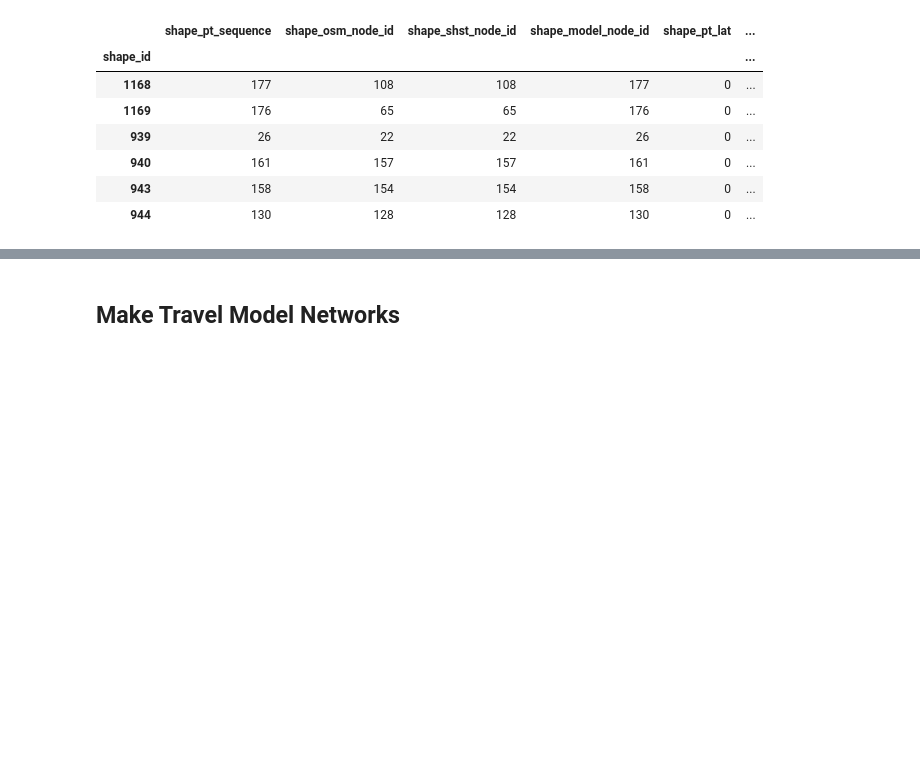
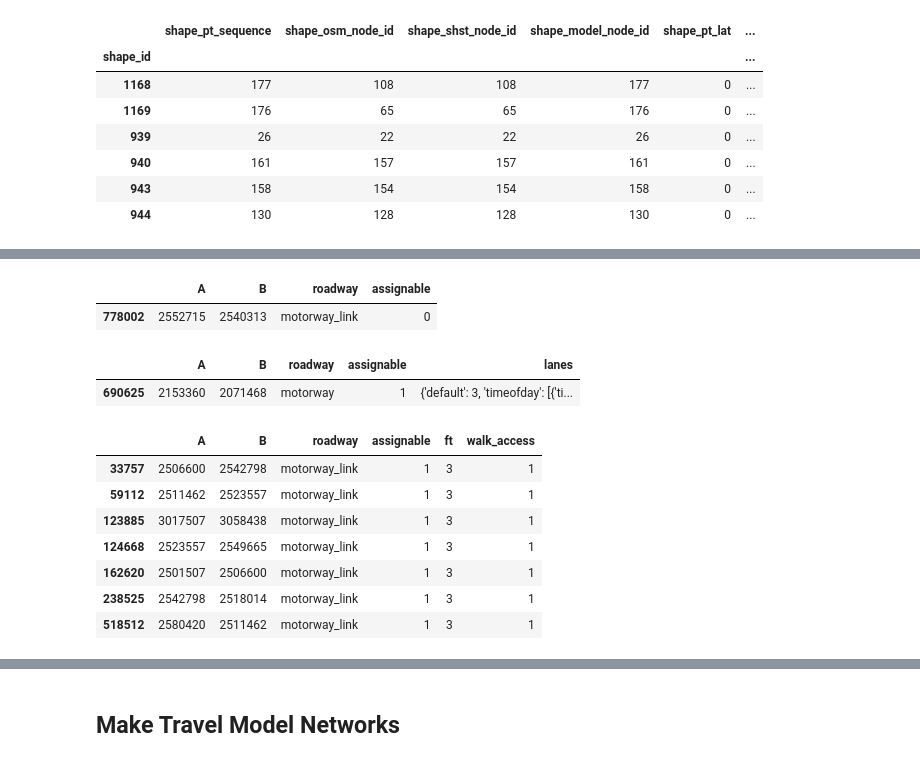
Before and after one commit to BayAreaMetro/travel-model-two-networks, a Jupyter notebook: notebooks/10-all-projects.ipynb, the cells around one changed output, grey strips where cells are left out. Cells and saved outputs as stored; diff of their text form; code cells hidden in the pictures; blank space fills up the shorter version.

```diff
--- a/notebooks/10-all-projects.ipynb
+++ b/notebooks/10-all-projects.ipynb
@@ -427,0 +567,29 @@ step5_scenario.road_net.links_df[
+# %%
+# check Service Road Dumbarton Bridge Bypass is not assignable
+step5_scenario.road_net.links_df[
+    step5_scenario.road_net.links_df.model_link_id == 3152465][["A", "B", "roadway","assignable"]]
+# %% [output]
+|  | A | B | roadway | assignable |
+| 778002 | 2552715 | 2540313 | motorway_link | 0 |
+# %%
+# check should be 3 lanes
+
+step5_scenario.road_net.links_df[
+    step5_scenario.road_net.links_df.model_link_id == 2217343][["A", "B", "roadway","assignable", "lanes"]]
+# %% [output]
+|  | A | B | roadway | assignable | lanes |
+| 690625 | 2153360 | 2071468 | motorway | 1 | {'default': 3, 'timeofday': [{'ti... |
+# %%
+# should be ramps
+step5_scenario.road_net.links_df[
+    step5_scenario.road_net.links_df.model_link_id.isin(
+        [3031886,3006561,3046803,3101610,3011518,3024387,4018032])][["A", "B", "roadway","assignable", "ft", "walk_access"]]
+# %% [output]
+|  | A | B | roadway | assignable | ft | walk_access |
+| 33757 | 2506600 | 2542798 | motorway_link | 1 | 3 | 1 |
+| 59112 | 2511462 | 2523557 | motorway_link | 1 | 3 | 1 |
+| 123885 | 3017507 | 3058438 | motorway_link | 1 | 3 | 1 |
+| 124668 | 2523557 | 2549665 | motorway_link | 1 | 3 | 1 |
+| 162620 | 2501507 | 2506600 | motorway_link | 1 | 3 | 1 |
+| 238525 | 2542798 | 2518014 | motorway_link | 1 | 3 | 1 |
+| 518512 | 2580420 | 2511462 | motorway_link | 1 | 3 | 1 |
```
Also changed, not shown: parts of 63 cells of this notebook, 1 other file.
